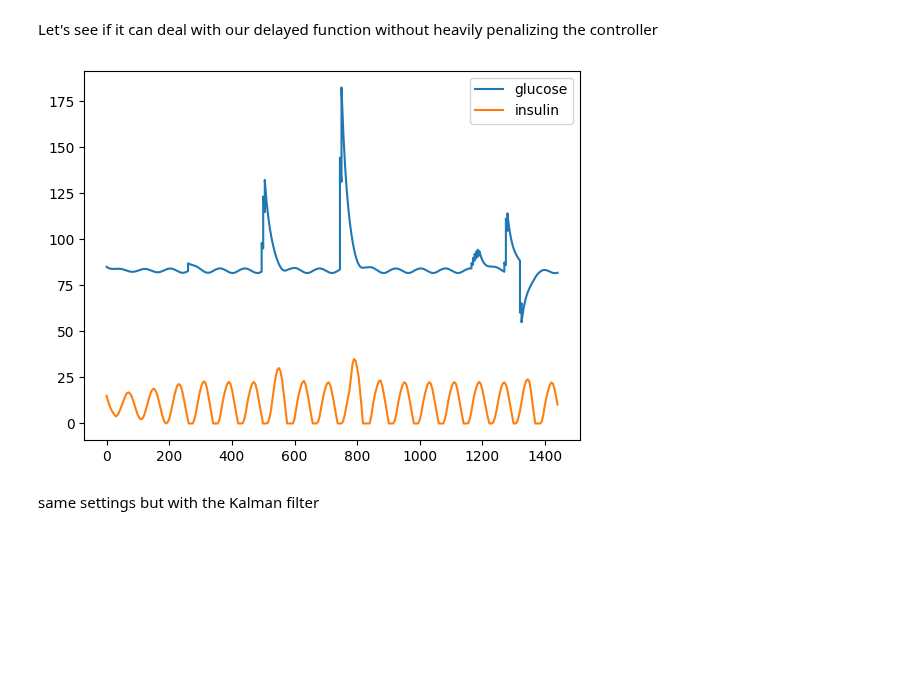
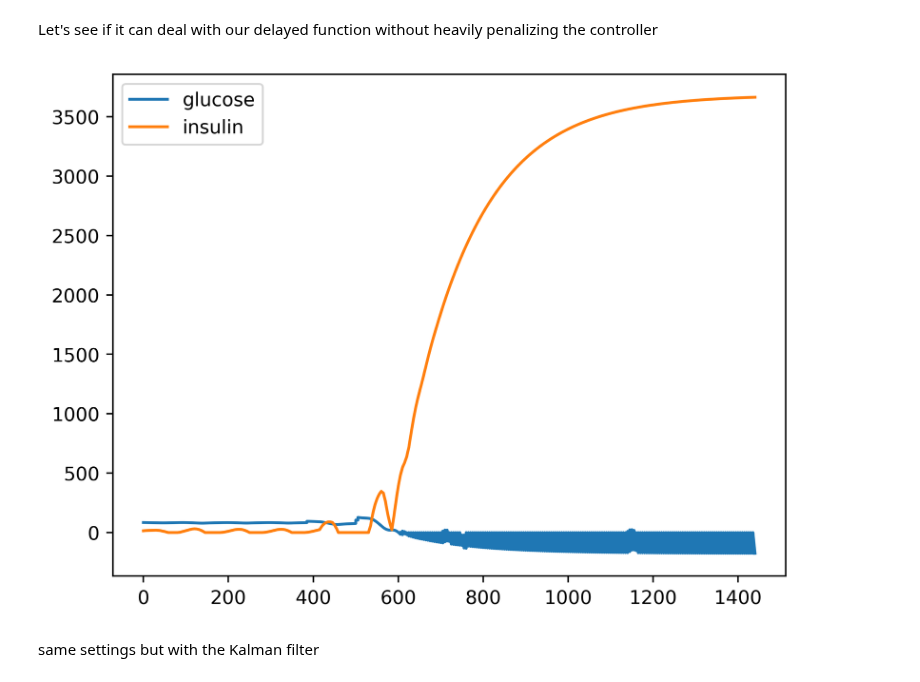
Before and after one commit to Jaredwinn77/ACME_VOL4_Diabetes, a Jupyter notebook: kalman.ipynb, the cells around one changed output. Drawn from its saved outputs; the diff is of its cells as text; code cells hidden in the pictures; blank space fills up the shorter version.

```diff
--- a/kalman.ipynb
+++ b/kalman.ipynb
@@ -6,6 +6,7 @@ import scipy.linalg
 import scipy.signal
 import matplotlib.pyplot as plt
 import numpy as np
+plt.rcParams["figure.dpi"] = 500
 class CGM():
     def __init__(self, a, b, c, d, dt, glucose_penalty, insulin_penalty, controller_penalty, derivitive_penalty, target=83, base_insulin=10):
         # This is our target glucose measurement
@@ -149,3 +150,25 @@ def spike():
     return spikes
 # %%
 spikes = spike()
+# %%
+import matplotlib.pyplot as plt
+import numpy as np
+
+# Generate the spikes array using your existing function
+spikes = spike()
+
+# Convert the 1440 minute indices into hours for the x-axis
+hours = np.arange(1440) / 60.0
+
+plt.figure(figsize=(12, 5))
+plt.plot(hours, spikes, label='Meal & Exercise Spikes', color='orange')
+
+# Formatting the plot
+plt.title('Simulated Glucose spikes Over 24 Hours')
+plt.xlabel('Time (Hours)')
+plt.ylabel('Glucose spike (mg/dL)')
+plt.xlim(0, 24)
+plt.xticks(np.arange(0, 25, 2)) # Set tick marks every 2 hours
+plt.grid(True, linestyle='--', alpha=0.7)
+
+plt.show()
@@ -333,24 +356,24 @@ Let's see if it can deal with our delayed function without heavily penalizing th
 # %%
 t_steps = 1440
 dt = 5
 starting = np.array([85, 15])
-a = 0.05
+a = 0.01
 b = 0.01
 c = 0.05
 d = 0.0
-glucose_penalty = 10
-insulin_penalty = 5
+glucose_penalty = 100
+insulin_penalty = 2
 controller_penalty = 100
 derivitive_penalty = 2
 step_delay = 6
 t, states = simulate(spikes, t_steps, dt, starting, a, b, c, d, glucose_penalty, insulin_penalty, controller_penalty, derivitive_penalty, target=83, base_insulin=10, step_delay=step_delay)
 
 plt.plot(t, states[0], label='glucose')
 plt.plot(t, states[1], label='insulin')
 plt.legend()
 plt.show()
 # %% [output]
-[figure, old version]
+[figure, new version]
 # %% [markdown]
 same settings but with the Kalman filter
 # %%
```
Also changed, not shown: parts of 9 cells of this notebook, 1 other file.
